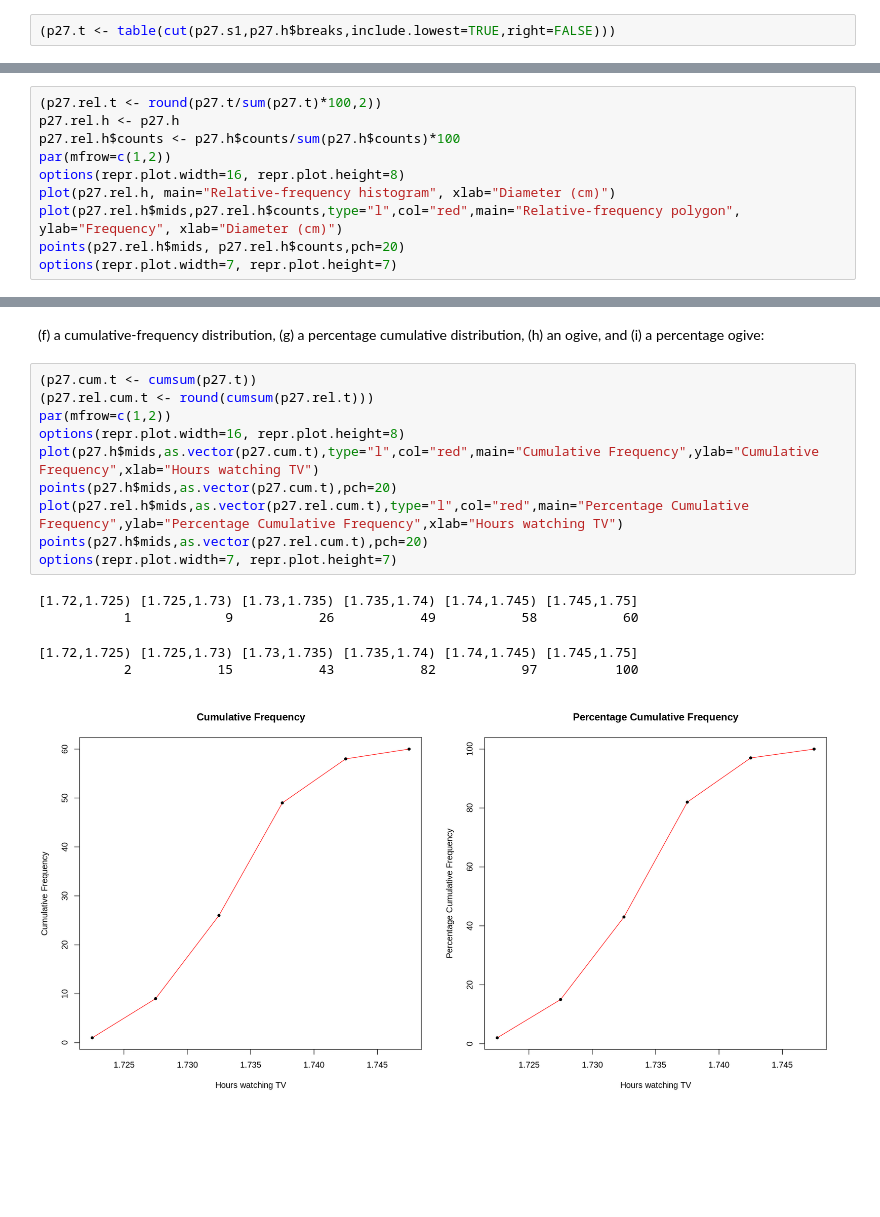
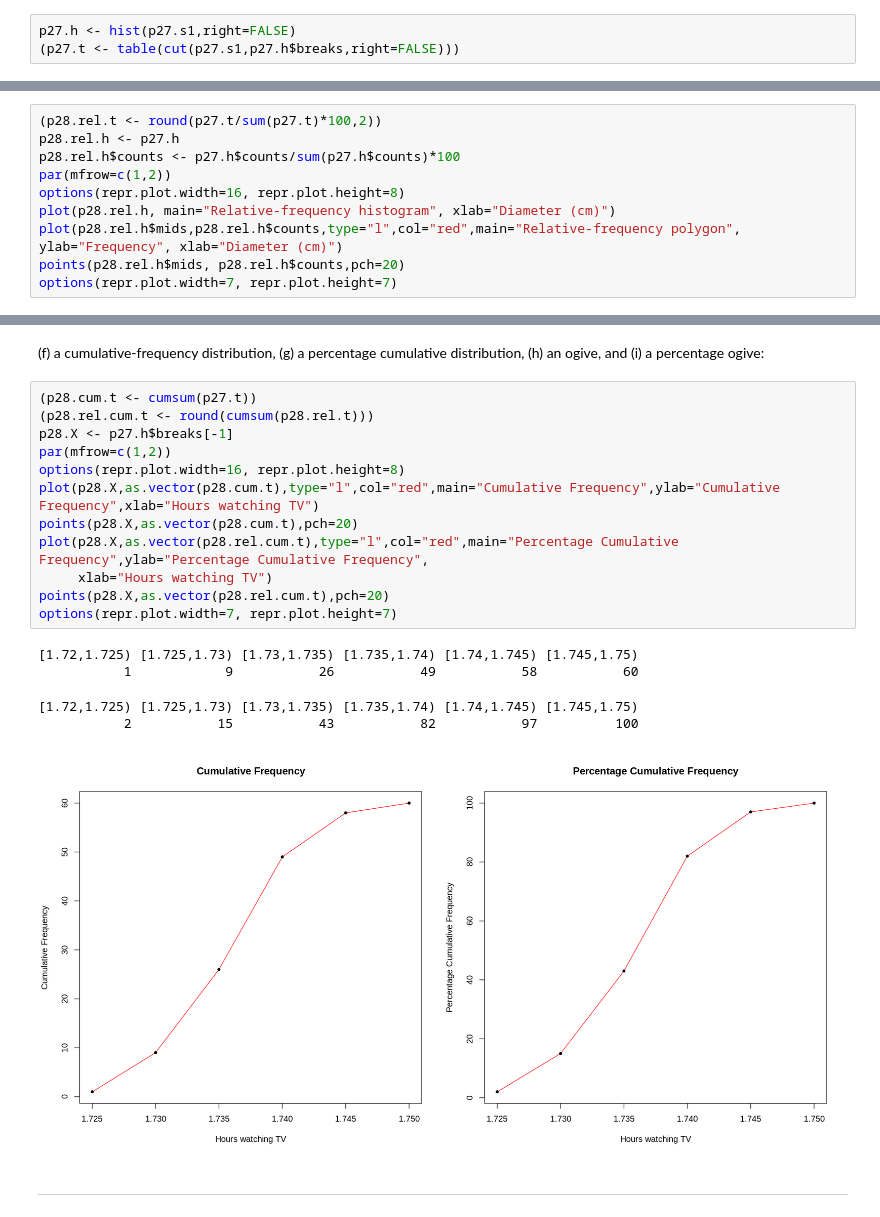
Before and after one commit to jbennett7/Statistics, a Jupyter notebook: Chapter 2 Supplementary Problems.ipynb, the cells around one changed output, grey strips where cells are left out. Drawn from its saved outputs; the diff is of its cells as text; blank space fills up the shorter version.

```diff
--- a/Chapter 2 Supplementary Problems.ipynb
+++ b/Chapter 2 Supplementary Problems.ipynb
@@ -253,3 +269,4 @@ p27.s1 <- c( 1.738, 1.729, 1.743, 1.740, 1.736, 1.741, 1.735, 1.731, 1.726, 1.73
 # %%
-(p27.t <- table(cut(p27.s1,p27.h$breaks,include.lowest=TRUE,right=FALSE)))
+p27.h <- hist(p27.s1,right=FALSE)
+(p27.t <- table(cut(p27.s1,p27.h$breaks,right=FALSE)))
 # %% [output]
@@ -273,13 +291,13 @@ options(repr.plot.width=7, repr.plot.height=7)
 # %% [markdown]
 (c) a relative-frequency distribution, (d) a relative-frequency histogram, (e) and a relative-frequency polygon:
 # %%
-(p27.rel.t <- round(p27.t/sum(p27.t)*100,2))
-p27.rel.h <- p27.h
-p27.rel.h$counts <- p27.h$counts/sum(p27.h$counts)*100
+(p28.rel.t <- round(p27.t/sum(p27.t)*100,2))
+p28.rel.h <- p27.h
+p28.rel.h$counts <- p27.h$counts/sum(p27.h$counts)*100
 par(mfrow=c(1,2))
 options(repr.plot.width=16, repr.plot.height=8)
-plot(p27.rel.h, main="Relative-frequency histogram", xlab="Diameter (cm)")
-plot(p27.rel.h$mids,p27.rel.h$counts,type="l",col="red",main="Relative-frequency polygon", ylab="Frequency", xlab="Diameter (cm)")
-points(p27.rel.h$mids, p27.rel.h$counts,pch=20)
+plot(p28.rel.h, main="Relative-frequency histogram", xlab="Diameter (cm)")
+plot(p28.rel.h$mids,p28.rel.h$counts,type="l",col="red",main="Relative-frequency polygon", ylab="Frequency", xlab="Diameter (cm)")
+points(p28.rel.h$mids, p28.rel.h$counts,pch=20)
 options(repr.plot.width=7, repr.plot.height=7)
 # %% [output]
@@ -289,18 +307,22 @@ options(repr.plot.width=7, repr.plot.height=7)
 # %% [markdown]
 (f) a cumulative-frequency distribution, (g) a percentage cumulative distribution, (h) an ogive, and (i) a percentage ogive:
 # %%
-(p27.cum.t <- cumsum(p27.t))
-(p27.rel.cum.t <- round(cumsum(p27.rel.t)))
+(p28.cum.t <- cumsum(p27.t))
+(p28.rel.cum.t <- round(cumsum(p28.rel.t)))
+p28.X <- p27.h$breaks[-1]
 par(mfrow=c(1,2))
 options(repr.plot.width=16, repr.plot.height=8)
-plot(p27.h$mids,as.vector(p27.cum.t),type="l",col="red",main="Cumulative Frequency",ylab="Cumulative Frequency",xlab="Hours watching TV")
-points(p27.h$mids,as.vector(p27.cum.t),pch=20)
-plot(p27.rel.h$mids,as.vector(p27.rel.cum.t),type="l",col="red",main="Percentage Cumulative Frequency",ylab="Percentage Cumulative Frequency",xlab="Hours watching TV")
-points(p27.h$mids,as.vector(p27.rel.cum.t),pch=20)
+plot(p28.X,as.vector(p28.cum.t),type="l",col="red",main="Cumulative Frequency",ylab="Cumulative Frequency",xlab="Hours watching TV")
+points(p28.X,as.vector(p28.cum.t),pch=20)
+plot(p28.X,as.vector(p28.rel.cum.t),type="l",col="red",main="Percentage Cumulative Frequency",ylab="Percentage Cumulative Frequency",
+     xlab="Hours watching TV")
+points(p28.X,as.vector(p28.rel.cum.t),pch=20)
 options(repr.plot.width=7, repr.plot.height=7)
 # %% [output]
-[1.72,1.725) [1.725,1.73) [1.73,1.735) [1.735,1.74) [1.74,1.745) [1.745,1.75]
+[1.72,1.725) [1.725,1.73) [1.73,1.735) [1.735,1.74) [1.74,1.745) [1.745,1.75)
            1            9           26           49           58           60
-[1.72,1.725) [1.725,1.73) [1.73,1.735) [1.735,1.74) [1.74,1.745) [1.745,1.75]
+[1.72,1.725) [1.725,1.73) [1.73,1.735) [1.735,1.74) [1.74,1.745) [1.745,1.75)
            2           15           43           82           97          100
-[figure, old version]
+[figure, new version]
+# %% [markdown]
+---
```
Also changed, not shown: parts of 59 cells of this notebook, 2 other files.
